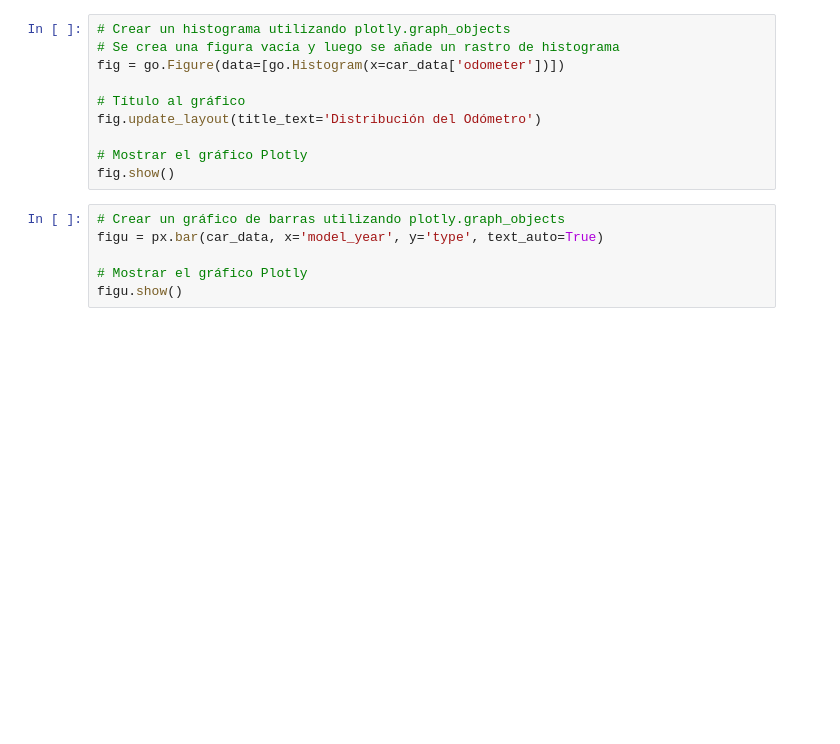
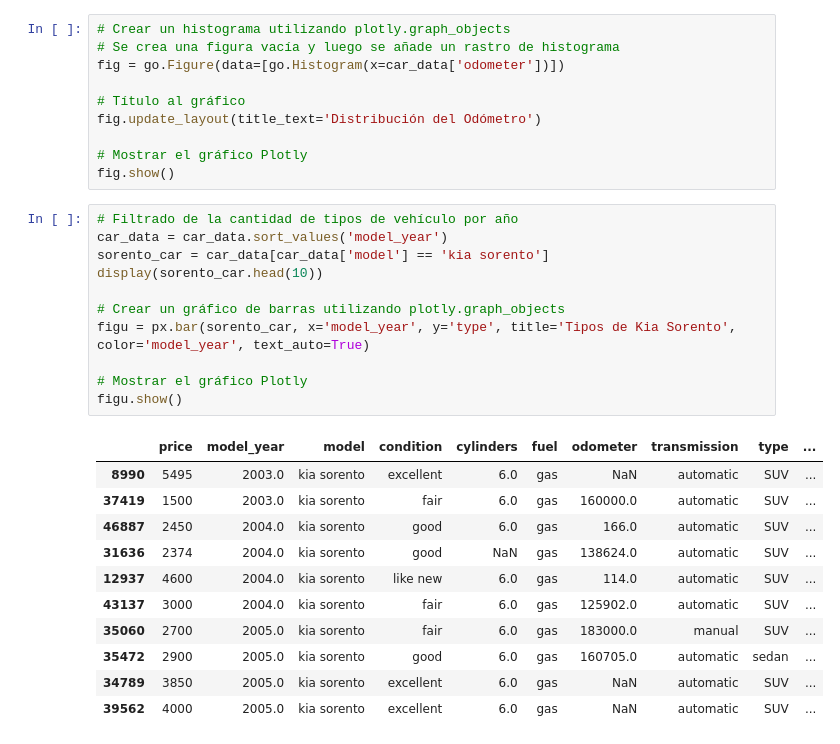
Before and after one commit to dmgc0920-byte/project_s7, a Jupyter notebook: notebooks/EDA.ipynb, the cells around one changed output. Saved outputs shown, nothing was run; the diff lists cells and outputs as text; blank space fills up the shorter version.

```diff
--- a/notebooks/EDA.ipynb
+++ b/notebooks/EDA.ipynb
@@ -26,8 +31,25 @@ fig.update_layout(title_text='Distribución del Odómetro')
 # Mostrar el gráfico Plotly
 fig.show()
 # %%
+# Filtrado de la cantidad de tipos de vehículo por año
+car_data = car_data.sort_values('model_year')
+sorento_car = car_data[car_data['model'] == 'kia sorento']
+display(sorento_car.head(10))
+
 # Crear un gráfico de barras utilizando plotly.graph_objects
-figu = px.bar(car_data, x='model_year', y='type', text_auto=True)
+figu = px.bar(sorento_car, x='model_year', y='type', title='Tipos de Kia Sorento', color='model_year', text_auto=True)
 
 # Mostrar el gráfico Plotly
 figu.show()
+# %% [output]
+|  | price | model_year | model | condition | cylinders | fuel | odometer | transmission | type | ... |
+| 8990 | 5495 | 2003.0 | kia sorento | excellent | 6.0 | gas | NaN | automatic | SUV | ... |
+| 37419 | 1500 | 2003.0 | kia sorento | fair | 6.0 | gas | 160000.0 | automatic | SUV | ... |
+| 46887 | 2450 | 2004.0 | kia sorento | good | 6.0 | gas | 166.0 | automatic | SUV | ... |
+| 31636 | 2374 | 2004.0 | kia sorento | good | NaN | gas | 138624.0 | automatic | SUV | ... |
+| 12937 | 4600 | 2004.0 | kia sorento | like new | 6.0 | gas | 114.0 | automatic | SUV | ... |
+| 43137 | 3000 | 2004.0 | kia sorento | fair | 6.0 | gas | 125902.0 | automatic | SUV | ... |
+| 35060 | 2700 | 2005.0 | kia sorento | fair | 6.0 | gas | 183000.0 | manual | SUV | ... |
+| 35472 | 2900 | 2005.0 | kia sorento | good | 6.0 | gas | 160705.0 | automatic | sedan | ... |
+| 34789 | 3850 | 2005.0 | kia sorento | excellent | 6.0 | gas | NaN | automatic | SUV | ... |
+| 39562 | 4000 | 2005.0 | kia sorento | excellent | 6.0 | gas | NaN | automatic | SUV | ... |
```
Also changed, not shown: parts of 1 cell of this notebook.
